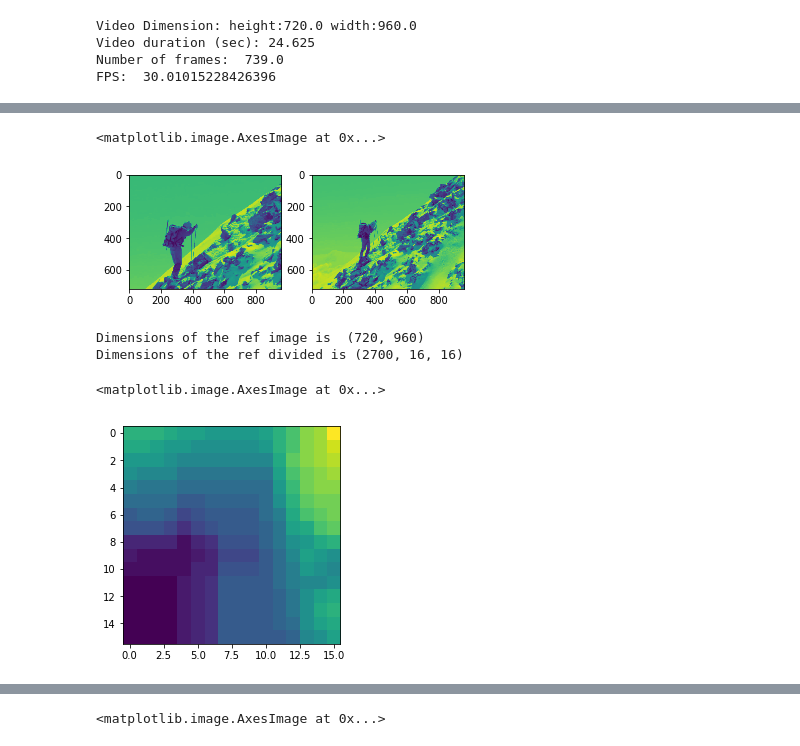
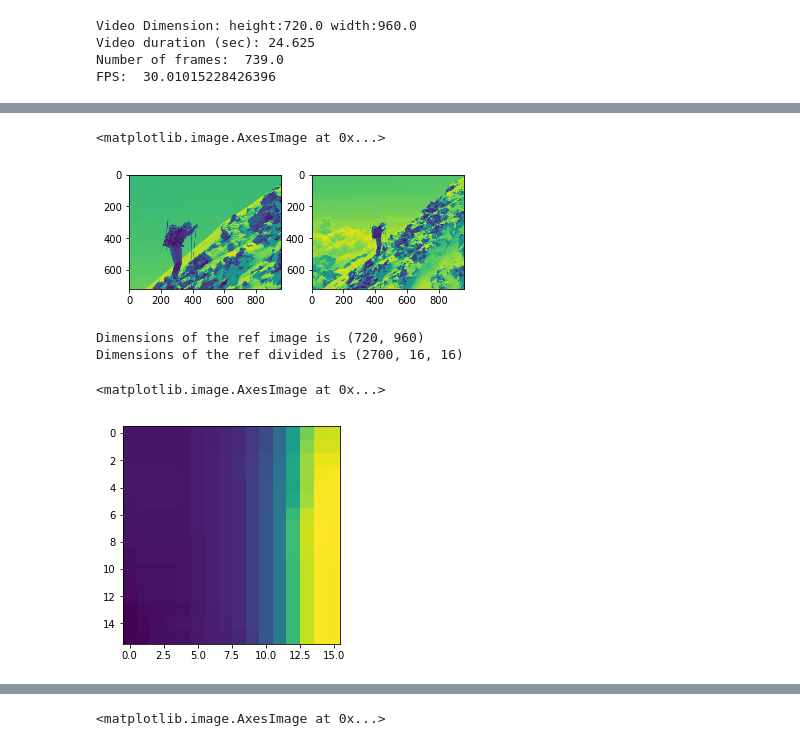
Before and after one commit to alaanousir/H.264-Video-Compression, a Jupyter notebook: Main.ipynb, the cells around one changed output, grey strips where cells are left out. Cells and saved outputs as stored; diff of their text form; code cells hidden in the pictures.

Commit message:
Final working version of motion estimation, reshape image, subimage, motion estimation for all

```diff
--- a/Main.ipynb
+++ b/Main.ipynb
@@ -87,7 +81,7 @@ def reshape_image(image, box_size = 16):
     n_rows = np.int(np.floor(image.shape[0]/box_size))
     n_cols = np.int(np.floor(image.shape[1]/box_size))
 
-    image_array = cv2.resize(image, dsize=(n_rows*box_size, n_cols*box_size))
+    image_array = cv2.resize(image, dsize=(n_cols*box_size, n_rows*box_size))
     return image_array
 # %%
 def get_sub_images(image_array, box_size=16):
@@ -164,25 +158,25 @@ def get_reconstructed_image(divided_image, n_rows, n_cols, box_size=8):
 # %%
 fig, (ax1, ax2) = plt.subplots(1, 2)
 ax1.imshow(vid_frame[0])
-ax2.imshow(vid_frame[200])
+ax2.imshow(vid_frame[300])
 # %% [output]
 <matplotlib.image.AxesImage at 0x...>
-[figure, old version]
+[figure, new version]
 # %%
 import numpy as np
 
 im_blocks_ref, n_rows, n_cols = get_sub_images(reshape_image(vid_frame[0]))
-im_blocks_p, __, __ = get_sub_images(reshape_image(vid_frame[500]))
+im_blocks_p, __, __ = get_sub_images(reshape_image(vid_frame[300]))
 print('Dimensions of the ref image is ', vid_frame[0].shape)
 print('Dimensions of the ref divided is', im_blocks_ref.shape)
 
 #fig, (ax1, ax2, ax3) = plt.subplots(1, 3)
 #ax1.imshow(vid_frame[100])
 #ax2.imshow(get_reconstructed_image(im_blocks_ref,n_rows,n_cols,16))
 #ax3.imshow(Image.fromarray(im_blocks_p[60*30 + 31]))
 plt.imshow(im_blocks_ref[2000])
 # %% [output]
 Dimensions of the ref image is  (720, 960)
 Dimensions of the ref divided is (2700, 16, 16)
 <matplotlib.image.AxesImage at 0x...>
-[figure, old version]
+[figure, new version]
```
Also changed, not shown: parts of 11 cells of this notebook, 1 other file.
